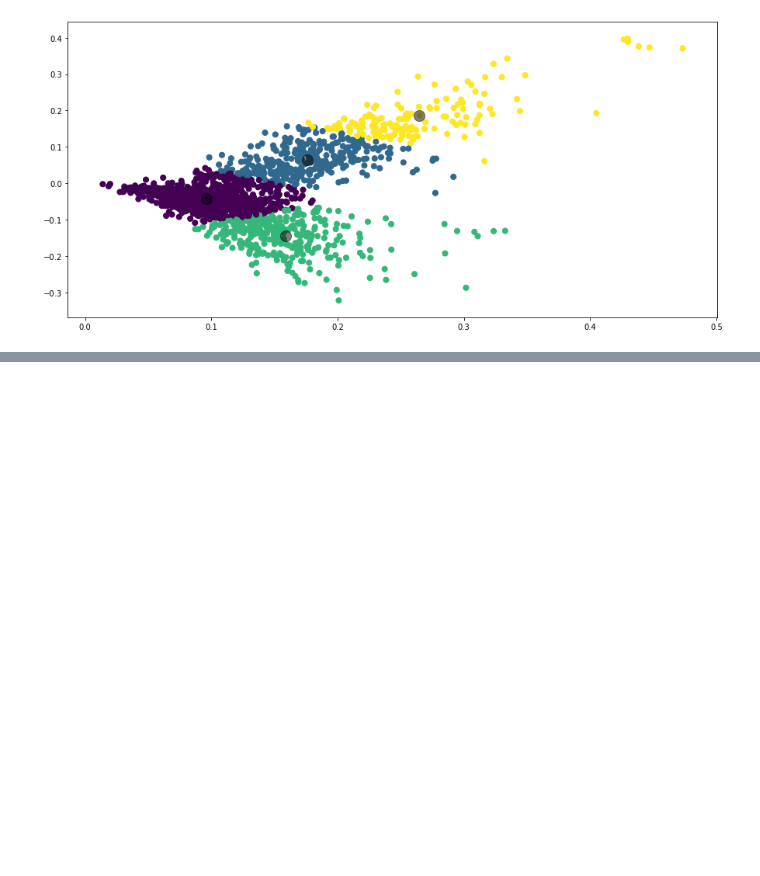
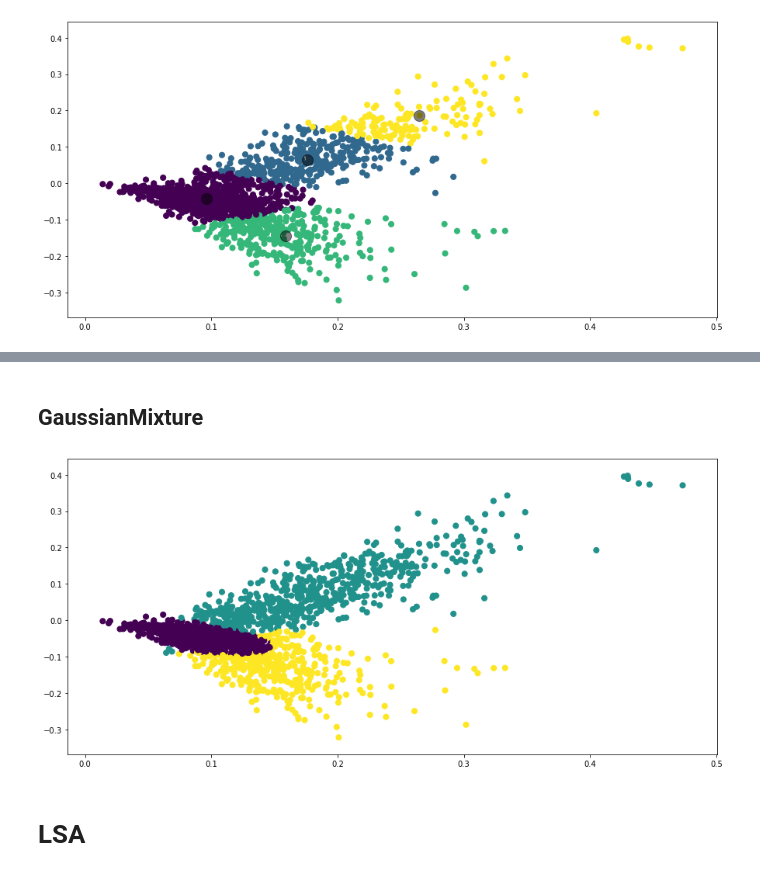
Before and after one commit to Stepess/Text_Processing, a Jupyter notebook: text_and_dim_reduction.ipynb, the cells around one changed output, grey strips where cells are left out. Cells and saved outputs as stored; diff of their text form; code cells hidden in the pictures; blank space fills up the shorter version.

```diff
--- a/text_and_dim_reduction.ipynb
+++ b/text_and_dim_reduction.ipynb
@@ -318,0 +363,13 @@ plot_clusters_with_centers(X_train_svd, y_kmeans, kmeans.cluster_centers_)
+# %% [markdown]
+## GaussianMixture
+# %%
+from sklearn.mixture import GaussianMixture
+
+gm = GaussianMixture(n_components=3, covariance_type='full')
+pred_gm = gm.fit_predict(X_train_svd)
+
+plot_clusters(X_train_svd, pred_gm)
+# %% [output]
+[figure, added]
+# %% [markdown]
+# LSA
```
Also changed, not shown: parts of 18 cells of this notebook.
